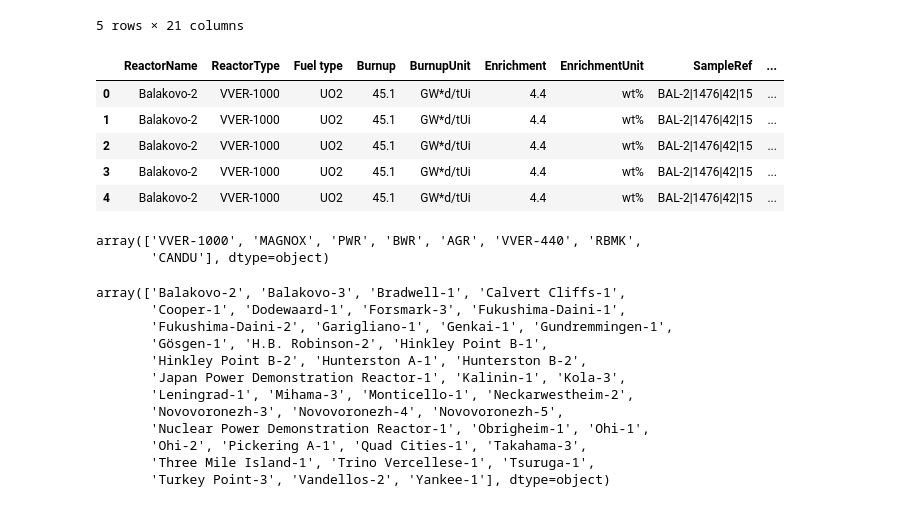
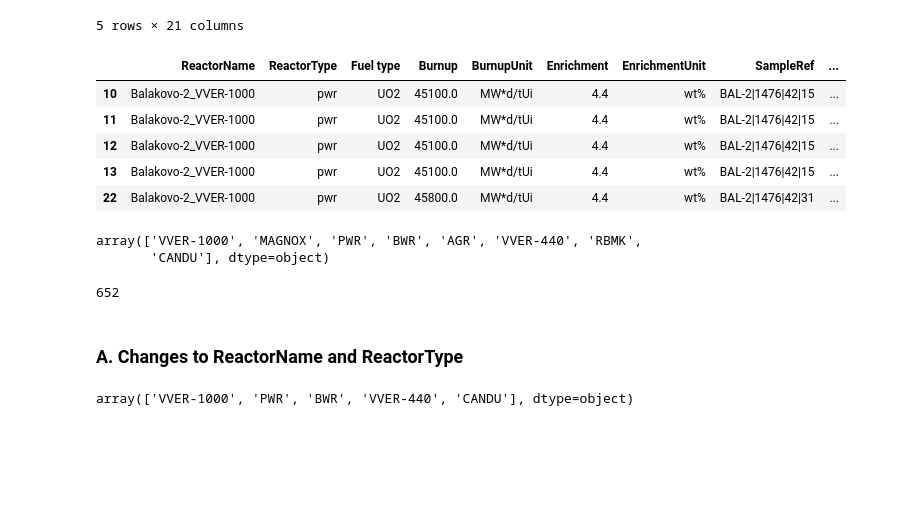
Before and after one commit to opotowsky/sfcompo, a Jupyter notebook: format_clean/format_clean.ipynb, the cells around one changed output. Drawn from its saved outputs; the diff is of its cells as text; code cells hidden in the pictures; blank space fills up the shorter version.

Commit message:
reshaping SFCOMPO test cases -- in progress

```diff
--- a/format_clean/format_clean.ipynb
+++ b/format_clean/format_clean.ipynb
@@ -33,16 +34,22 @@ train.head()
 | 6.579e+01 | 2006.54 | 8.460400 | 0.53 | ce14x14 | pwr | 0.000681 | 0.6114 | 0.5759 | 0.002394 | ... |
 5 rows × 21 columns
 # %%
-test.head()
+test.head(5)
 # %% [output]
 |  | ReactorName | ReactorType | Fuel type | Burnup | BurnupUnit | Enrichment | EnrichmentUnit | SampleRef | ... |
-| 0 | Balakovo-2 | VVER-1000 | UO2 | 45.1 | GW*d/tUi | 4.4 | wt% | BAL-2|1476|42|15 | ... |
-| 1 | Balakovo-2 | VVER-1000 | UO2 | 45.1 | GW*d/tUi | 4.4 | wt% | BAL-2|1476|42|15 | ... |
-| 2 | Balakovo-2 | VVER-1000 | UO2 | 45.1 | GW*d/tUi | 4.4 | wt% | BAL-2|1476|42|15 | ... |
-| 3 | Balakovo-2 | VVER-1000 | UO2 | 45.1 | GW*d/tUi | 4.4 | wt% | BAL-2|1476|42|15 | ... |
-| 4 | Balakovo-2 | VVER-1000 | UO2 | 45.1 | GW*d/tUi | 4.4 | wt% | BAL-2|1476|42|15 | ... |
+| 10 | Balakovo-2_VVER-1000 | pwr | UO2 | 45100.0 | MW*d/tUi | 4.4 | wt% | BAL-2|1476|42|15 | ... |
+| 11 | Balakovo-2_VVER-1000 | pwr | UO2 | 45100.0 | MW*d/tUi | 4.4 | wt% | BAL-2|1476|42|15 | ... |
+| 12 | Balakovo-2_VVER-1000 | pwr | UO2 | 45100.0 | MW*d/tUi | 4.4 | wt% | BAL-2|1476|42|15 | ... |
+| 13 | Balakovo-2_VVER-1000 | pwr | UO2 | 45100.0 | MW*d/tUi | 4.4 | wt% | BAL-2|1476|42|15 | ... |
+| 22 | Balakovo-2_VVER-1000 | pwr | UO2 | 45800.0 | MW*d/tUi | 4.4 | wt% | BAL-2|1476|42|31 | ... |
 # %%
 test.ReactorType.unique()
 # %% [output]
 array(['VVER-1000', 'MAGNOX', 'PWR', 'BWR', 'AGR', 'VVER-440', 'RBMK',
        'CANDU'], dtype=object)
+# %%
+len(test.SampleRef.unique())
+# %% [output]
+652
+# %% [markdown]
+### A. Changes to ReactorName and ReactorType
@@ -49,15 +58,4 @@ array(['VVER-1000', 'MAGNOX', 'PWR', 'BWR', 'AGR', 'VVER-440', 'RBMK',
 # %%
-test.ReactorName.unique()
+test.ReactorType.unique()
 # %% [output]
-array(['Balakovo-2', 'Balakovo-3', 'Bradwell-1', 'Calvert Cliffs-1',
-       'Cooper-1', 'Dodewaard-1', 'Forsmark-3', 'Fukushima-Daini-1',
-       'Fukushima-Daini-2', 'Garigliano-1', 'Genkai-1', 'Gundremmingen-1',
-       'Gösgen-1', 'H.B. Robinson-2', 'Hinkley Point B-1',
-       'Hinkley Point B-2', 'Hunterston A-1', 'Hunterston B-2',
-       'Japan Power Demonstration Reactor-1', 'Kalinin-1', 'Kola-3',
-       'Leningrad-1', 'Mihama-3', 'Monticello-1', 'Neckarwestheim-2',
-       'Novovoronezh-3', 'Novovoronezh-4', 'Novovoronezh-5',
-       'Nuclear Power Demonstration Reactor-1', 'Obrigheim-1', 'Ohi-1',
-       'Ohi-2', 'Pickering A-1', 'Quad Cities-1', 'Takahama-3',
-       'Three Mile Island-1', 'Trino Vercellese-1', 'Tsuruga-1',
-       'Turkey Point-3', 'Vandellos-2', 'Yankee-1'], dtype=object)
+array(['VVER-1000', 'PWR', 'BWR', 'VVER-440', 'CANDU'], dtype=object)
```
Also changed, not shown: parts of 16 cells of this notebook.
